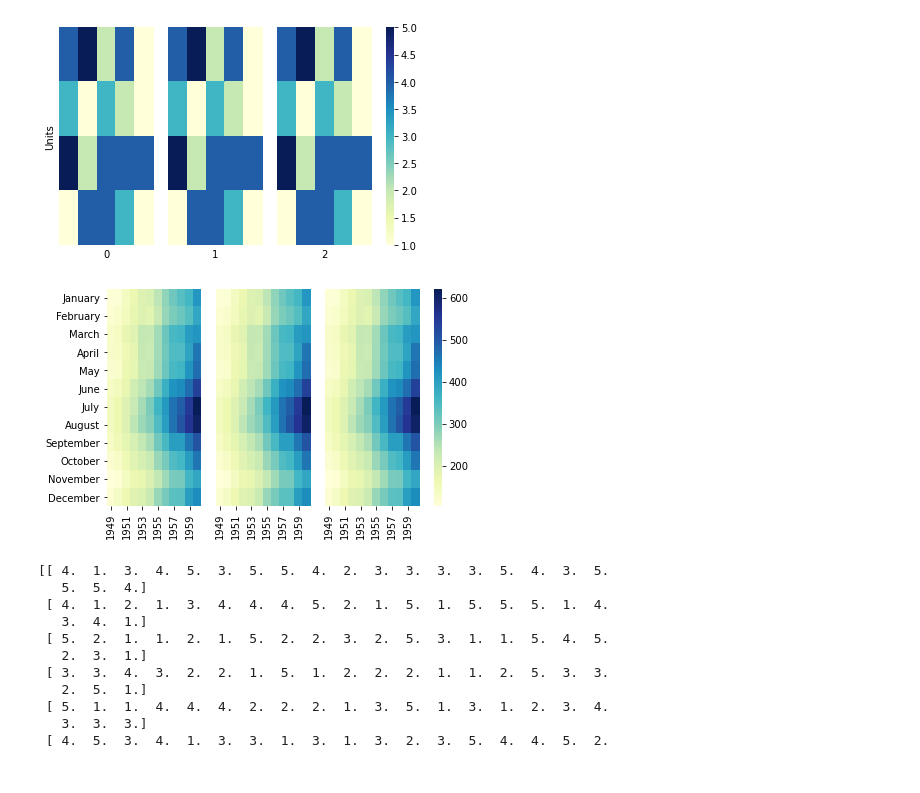
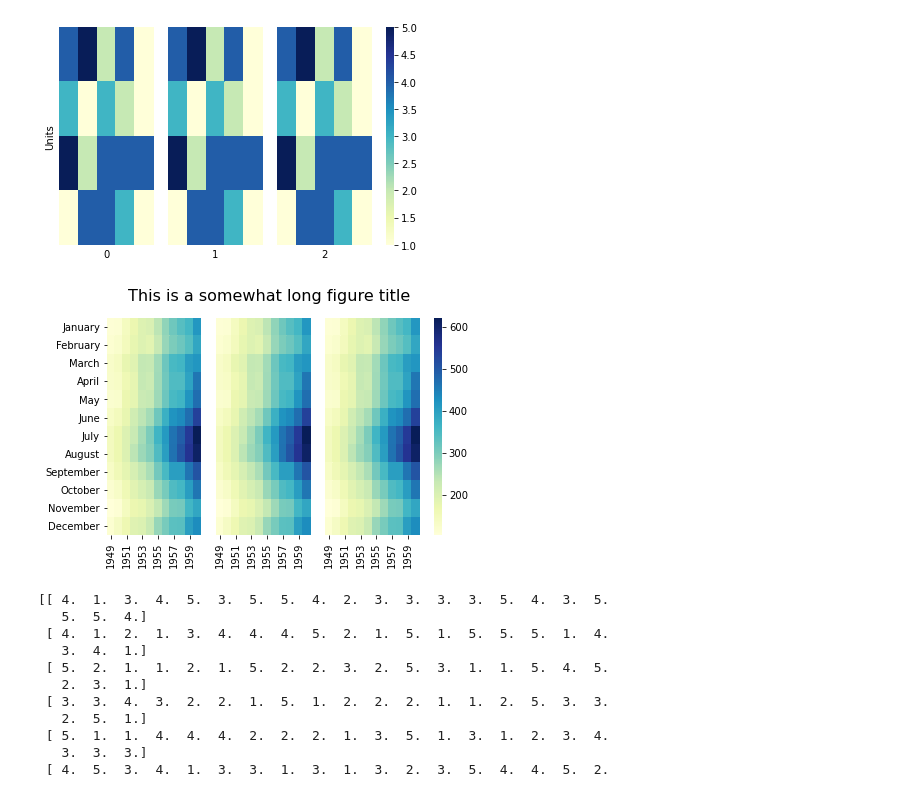
Before and after one commit to niazoys/Interpreting-and-Comparing-CNN, a Jupyter notebook: misc/garbage2.ipynb, the cells around one changed output. Cells and saved outputs as stored; diff of their text form; code cells hidden in the pictures.

```diff
--- a/misc/garbage2.ipynb
+++ b/misc/garbage2.ipynb
@@ -140,33 +140,34 @@ plt.show()
 # %%
 import seaborn  as sns
 import matplotlib.pyplot as plt
 flights = sns.load_dataset("flights")
 flights = flights.pivot("month", "year", "passengers")
 f,(ax1,ax2,ax3, axcb) = plt.subplots(1,4,
             gridspec_kw={'width_ratios':[1,1,1,0.08]})
 ax1.get_shared_y_axes().join(ax2,ax3)
 g1 = sns.heatmap(flights,cmap="YlGnBu",cbar=False,ax=ax1)
 g1.set_ylabel('')
 g1.set_xlabel('')
 g2 = sns.heatmap(flights,cmap="YlGnBu",cbar=False,ax=ax2)
 g2.set_ylabel('')
 g2.set_xlabel('')
 g2.set_yticks([])
 g3 = sns.heatmap(flights,cmap="YlGnBu",ax=ax3,cbar_ax=axcb)
 g3.set_ylabel('')
 g3.set_xlabel('')
 g3.set_yticks([])
 
 # may be needed to rotate the ticklabels correctly:
 for ax in [g1,g2,g3]:
     tl = ax.get_xticklabels()
     ax.set_xticklabels(tl, rotation=90)
     tly = ax.get_yticklabels()
     ax.set_yticklabels(tly, rotation=0)
+f.suptitle('This is a somewhat long figure title', fontsize=16)
 
 plt.show()
 # %% [output]
-[figure, old version]
+[figure, new version]
 # %%
 def reshape_mat(mat,nrows):
     n_unit   = mat.shape[0]
```
Also changed, not shown: parts of 3 cells of this notebook, 17 other files.
